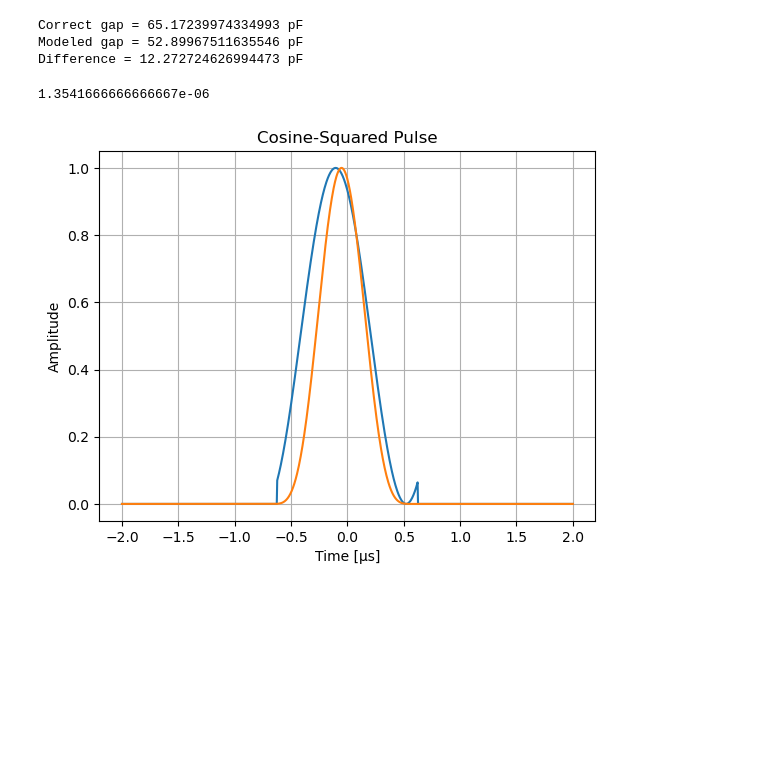
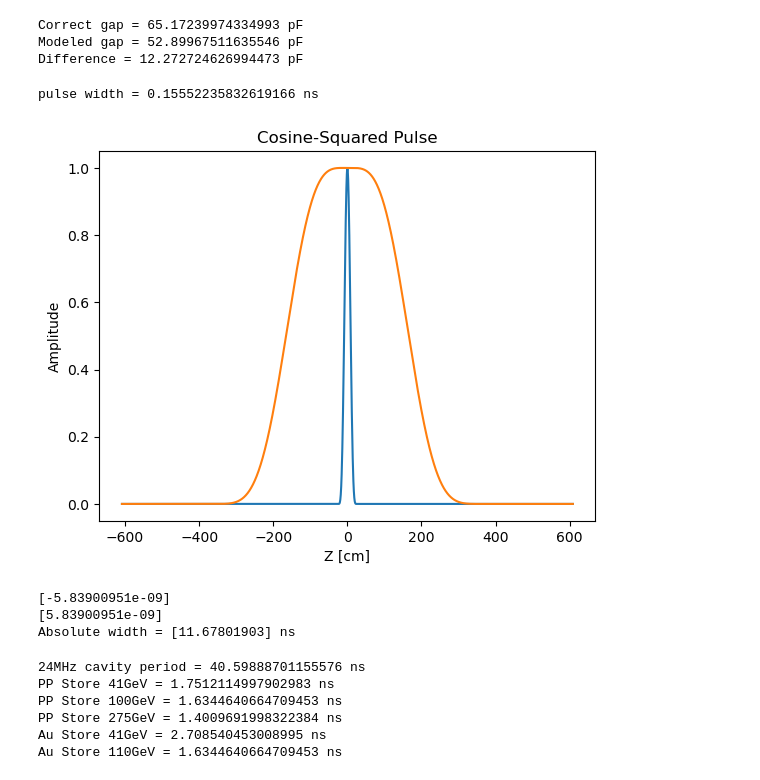
Before and after one commit to whyven/instrSimTools, a Jupyter notebook: instrSimTools/Testing_Notebook.ipynb, the cells around one changed output. Drawn from its saved outputs; the diff is of its cells as text; code cells hidden in the pictures; blank space fills up the shorter version.

```diff
--- a/instrSimTools/Testing_Notebook.ipynb
+++ b/instrSimTools/Testing_Notebook.ipynb
@@ -766,24 +827,76 @@ def cosine_squared_pulse(t: np.ndarray, pulse_width: float) -> np.ndarray:
     mask = np.abs(t) <= pulse_width/2
     pulse[mask] = np.cos(np.pi * t[mask] / ( pulse_width)+(15*np.pi/180))**2
     return pulse
-# %%
-(1+15/180) * 1.25e-6
-# %% [output]
-1.3541666666666667e-06
+# %%
+def mod_cos_sq_pulse(t: np.ndarray, pulse_width: float, baseF: float, modF: float, pw_type: str = 'fixed', pulsAmp: float = 1.0, modAmp: float = 1.0, phi: float = 0.0) -> np.ndarray:
+    """Modulate a cosine square pulse with multiple frequencies.
+
+    Args:
+        t (np.ndarray): Time array.
+        pulse_width (float): Pulse width in seconds. Width is configurable by optional argument `pw_type`.
+        baseF (float): Base frequency of the cosine square pulse.
+        modF (float): Modulation frequency.
+        pw_type (str, optional): Pulse width type. Defaults to 'fixed'.
+        pulsAmp (float, optional): Amplitude of the cosine square pulse. Defaults to 1.0.
+        modAmp (float, optional): Amplitude of the modulation frequencies. Defaults to 1.0.
+        phi (float, optional): Signal phase in degrees. Defaults to 0.
+
+    Returns:
+        np.ndarray: Modulated cosine square waveform.
+    """
+    csp = cosine_square_pulse(t, pulse_width, pw_type=pw_type, amplitude=pulsAmp, phi=phi)
+    csp_sin = np.sin((baseF)*2*np.pi*t)
+
+    mod_sin = modAmp*np.sin((modF)*2*np.pi*t)
+
+    mod_csp = (csp_sin*mod_sin+np.sqrt(modAmp**2+pulsAmp**2))
+    mod_csp *= csp
+    mod_csp /= mod_csp.max()
+
+    return mod_csp
 # %%
 # Time base
-t = np.linspace(-2e-6, 2e-6, 1000)
+t = np.linspace(-0.5/HSR_RF_24M, 0.5/HSR_RF_24M, 2000)
 
 # Generate a cosine-square pulse with 1 µs width
-pulse1 = cosine_squared_pulse(t, pulse_width=1.25e-6)
-pulse2 = cosine_square_pulse(t, 1.25e-6, phi=15)
+pulse1 = cosine_square_pulse(t, HSR_PP_BUNCH_LENGTH_100GeV, pw_type="rms")
+pulse2 = mod_cos_sq_pulse(t, (0.6/HSR_RF_24M), HSR_RF_24M, HSR_RF_49M, modAmp=1 )
+print( "pulse width = {} ns".format(calculate_pulse_width(pulse2, (t[1]-t[0]))) )
+# Plot
 
-# Plot
-plt.plot(t * 1e6, pulse1, t * 1e6, pulse2 )
+plt.figure()
+plt.plot(t * const.c*100, pulse1, t*const.c*100, pulse2 )
+# plt.plot(t * 1e6, pulse2 )
 plt.title("Cosine-Squared Pulse")
-plt.xlabel("Time [µs]")
+plt.xlabel("Z [cm]")
 plt.ylabel("Amplitude")
-plt.grid(True)
+# plt.xlim([-30, 30])
 plt.show()
 # %% [output]
+pulse width = 0.15552235832619166 ns
-[figure, old version]
+[figure, new version]
+# %%
+peaks, s = sg.find_peaks(pulse2)
+peak_val, left, right = sg.peak_prominences(pulse2, peaks)
+print( t[left] )
+print( t[right] )
+print( "Absolute width = {} ns".format( abs(t[right] - t[left]) * 1e9 ) )
+# sg.peak_widths(pulse2, peaks)
+# %% [output]
+[-5.83900951e-09]
+[5.83900951e-09]
+Absolute width = [11.67801903] ns
+# %%
+print("24MHz cavity period = {} ns".format((1/HSR_RF_24M)*1e9))
+print("PP Store 41GeV = {} ns".format((HSR_PP_BUNCH_LENGTH_41GeV)*7.0e9))
+print("PP Store 100GeV = {} ns".format((HSR_PP_BUNCH_LENGTH_100GeV)*7.0e9))
+print("PP Store 275GeV = {} ns".format((HSR_PP_BUNCH_LENGTH_275GeV)*7.0e9))
+print("Au Store 41GeV = {} ns".format((HSR_AU_BUNCH_LENGTH_41GeV)*7.0e9))
+print("Au Store 110GeV = {} ns".format((HSR_AU_BUNCH_LENGTH_110GeV)*7.0e9))
+# %% [output]
+24MHz cavity period = 40.59888701155576 ns
+PP Store 41GeV = 1.7512114997902983 ns
+PP Store 100GeV = 1.6344640664709453 ns
+PP Store 275GeV = 1.4009691998322384 ns
+Au Store 41GeV = 2.708540453008995 ns
+Au Store 110GeV = 1.6344640664709453 ns
```
Also changed, not shown: parts of 13 cells of this notebook, 1 other file.
